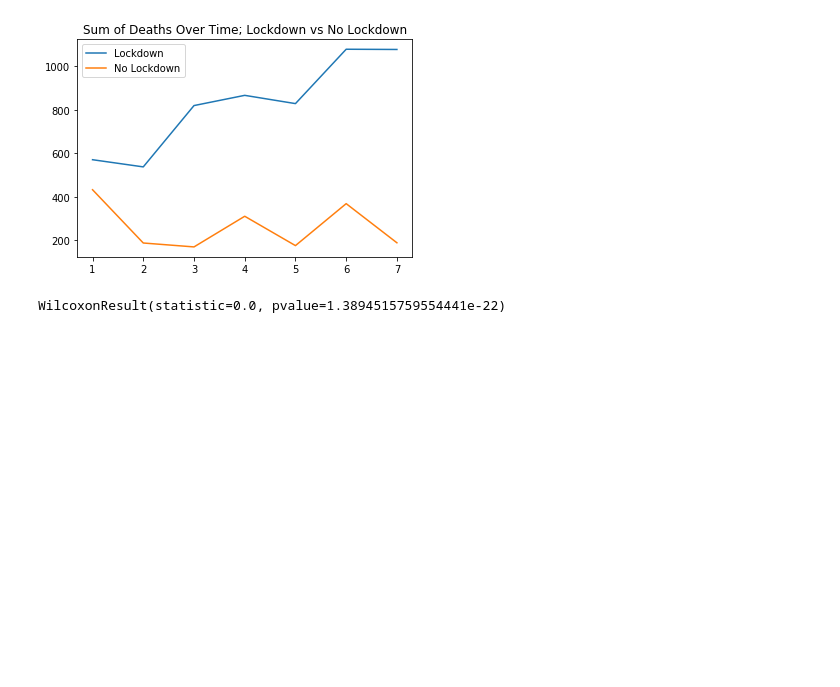
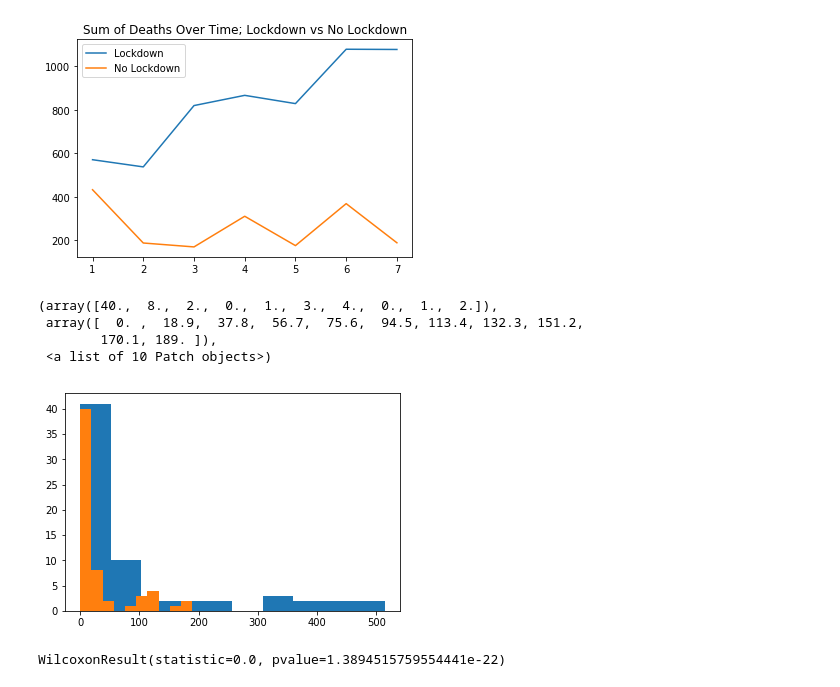
Before and after one commit to RPerron91/Lockdown-Efficacy, a Jupyter notebook: capstone1_notebook.ipynb, the cells around one changed output. Cells and saved outputs as stored; diff of their text form; code cells hidden in the pictures; blank space fills up the shorter version.

Commit message:
added histogram

```diff
--- a/capstone1_notebook.ipynb
+++ b/capstone1_notebook.ipynb
@@ -325,6 +325,17 @@ plt.show()
 # which could be the result of early exponential datasets seeing relatively miniscule changes at the begining
 # %% [output]
 [figure]
+# %%
+plt.hist(test_data[test_data['Lockdown'] == True]['deaths'])
+plt.hist(test_data[test_data['Lockdown'] == False]['deaths'])
+
+# Data is non-normally distributed, so a normal ttest cant be used
+# %% [output]
+(array([40.,  8.,  2.,  0.,  1.,  3.,  4.,  0.,  1.,  2.]),
+ array([  0. ,  18.9,  37.8,  56.7,  75.6,  94.5, 113.4, 132.3, 151.2,
+        170.1, 189. ]),
+ <a list of 10 Patch objects>)
+[figure, added]
 # %%
 # Wilcoxon test used because the data is non-normally distributed and all datasets experienced both A/B version of the test
 # (in this case it is whether going into lockdown had an effect on rates of death)
```
